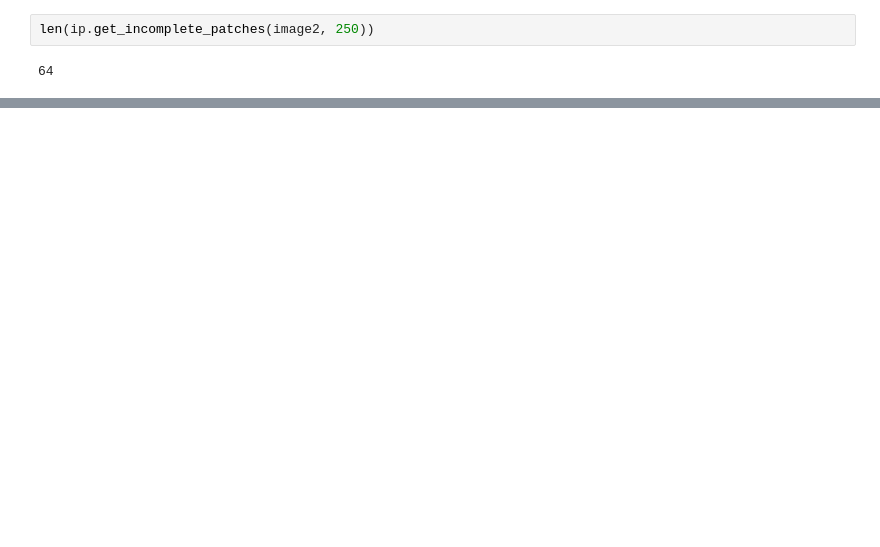
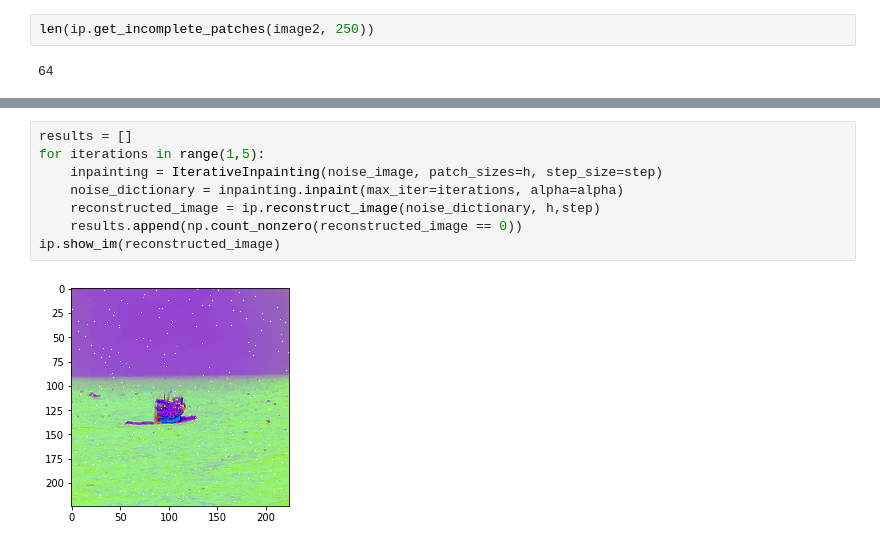
Before and after one commit to clemoberti/arf-project, a Jupyter notebook: sandbox.ipynb, the cells around one changed output, grey strips where cells are left out. Drawn from its saved outputs; the diff is of its cells as text; blank space fills up the shorter version.

```diff
--- a/sandbox.ipynb
+++ b/sandbox.ipynb
@@ -96,0 +135,10 @@ array([[1., 1., 1.]])
+# %%
+results = []
+for iterations in range(1,5):
+    inpainting = IterativeInpainting(noise_image, patch_sizes=h, step_size=step)
+    noise_dictionary = inpainting.inpaint(max_iter=iterations, alpha=alpha)
+    reconstructed_image = ip.reconstruct_image(noise_dictionary, h,step)
+    results.append(np.count_nonzero(reconstructed_image == 0))
+ip.show_im(reconstructed_image)
+# %% [output]
+[figure, added]
```
Also changed, not shown: parts of 14 cells of this notebook, 3 other files.
